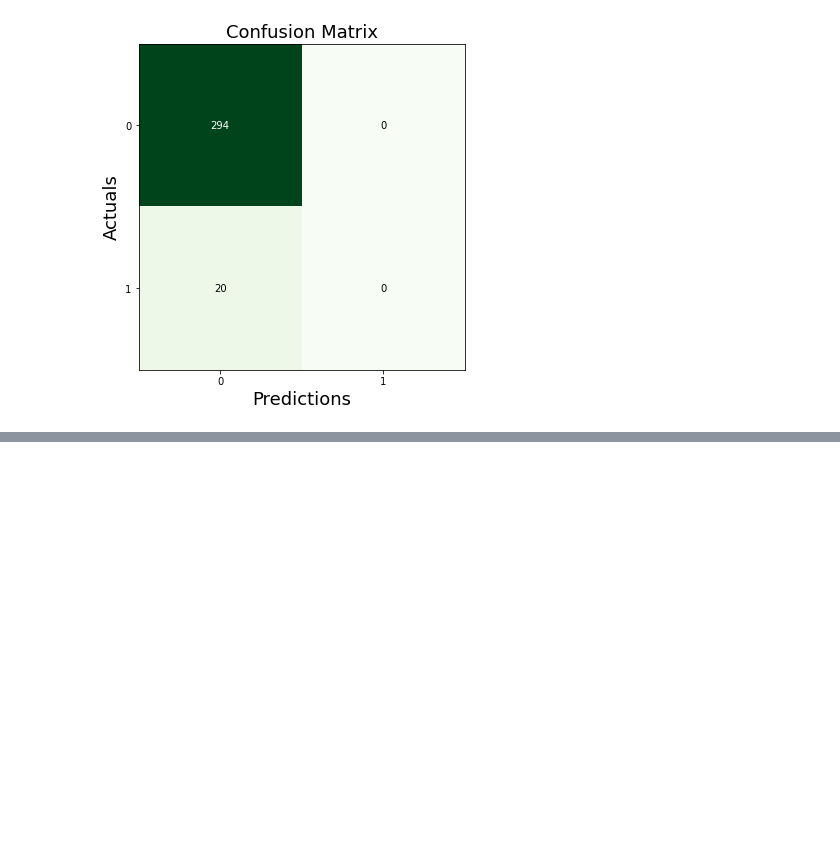
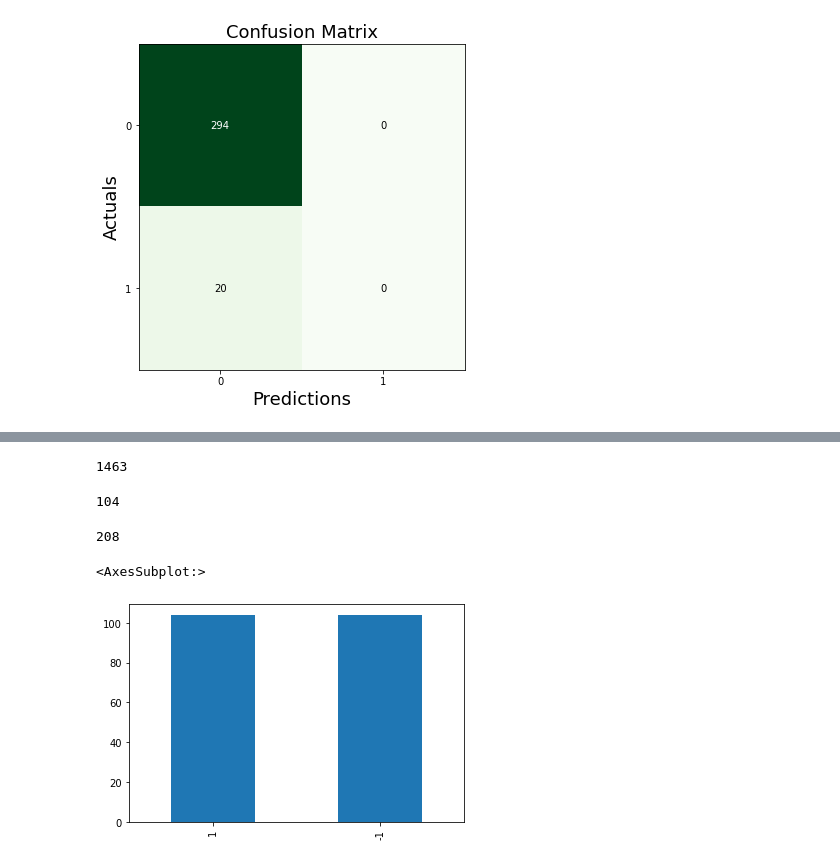
Before and after one commit to lamnguyenvu98/ML_Practice, a Jupyter notebook: Lesson06_with_PCA.ipynb, the cells around one changed output, grey strips where cells are left out. Saved outputs shown, nothing was run; the diff lists cells and outputs as text; code cells hidden in the pictures; blank space fills up the shorter version.

```diff
--- a/Lesson06_with_PCA.ipynb
+++ b/Lesson06_with_PCA.ipynb
@@ -279,0 +298,7 @@ plt.show()
+# %%
+# Data under-sampling
+data_us = data.copy()
+failed_indices = np.array(data_us[data_us[target] == 1].index)
+num_failed_indices = len(failed_indices)
+print(num_failed_indices)
+print(failed_indices)
@@ -279,0 +315,26 @@ plt.show()
+# %%
+normal_indices = np.array(data_us[data_us[target] == -1].index)
+num_normal_indices = len(normal_indices)
+print(num_normal_indices)
+# %% [output]
+1463
+# %%
+random_normal_indices = np.random.choice(
+    normal_indices,
+    size=num_failed_indices,
+    replace=False)
+
+len(random_normal_indices)
+# %% [output]
+104
+# %%
+under_sample = np.concatenate([failed_indices, random_normal_indices])
+print(len(under_sample))
+# %% [output]
+208
+# %%
+data_us = data_us.iloc[under_sample, :]
+data_us['Pass/Fail'].value_counts().plot(kind='bar')
+# %% [output]
+<AxesSubplot:>
+[figure, added]
```
Also changed, not shown: parts of 11 cells of this notebook, 1 other file.
